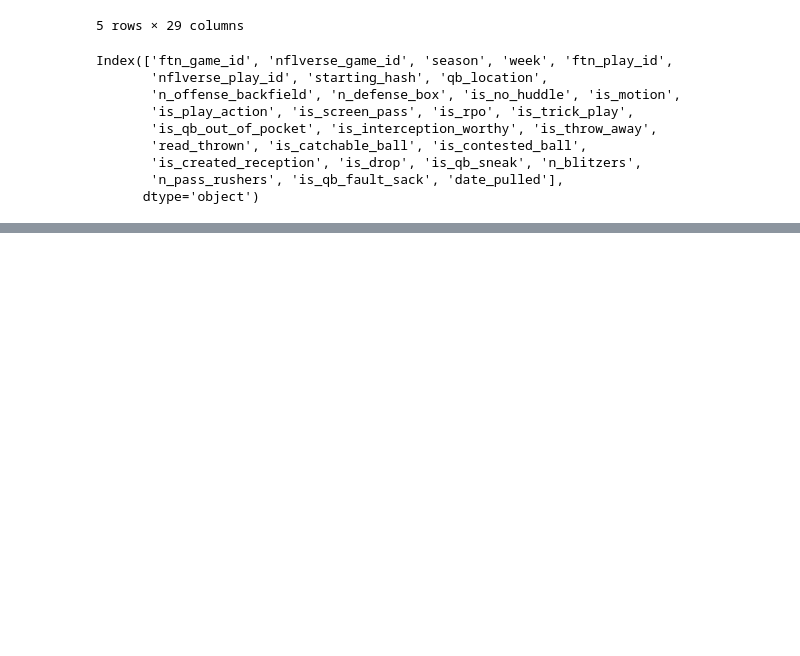
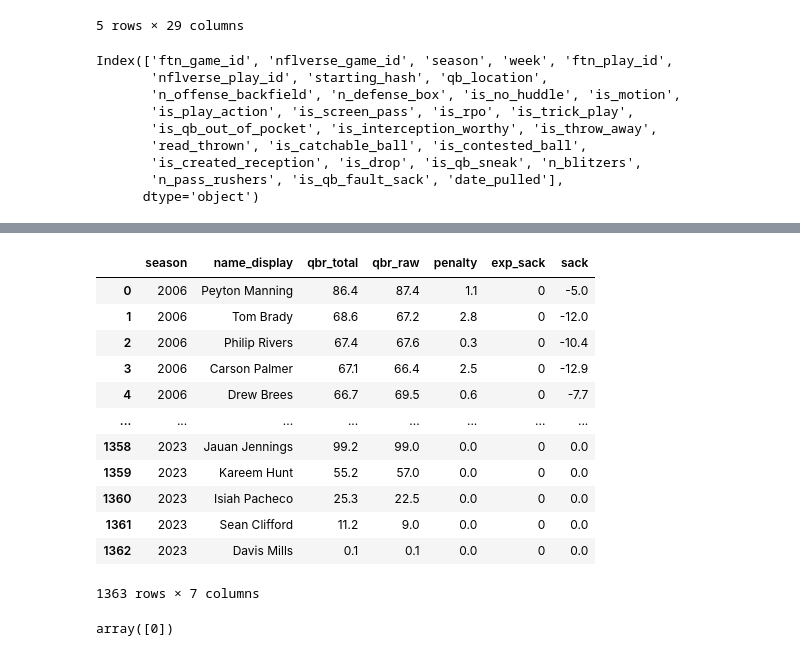
Before and after one commit to Alex-Bishka/Fantasy, a Jupyter notebook: Analysis/Notebooks/DataManagementNotebooks/Exploring Other NFLVerse functions.ipynb, the cells around one changed output, grey strips where cells are left out. Drawn from its saved outputs; the diff is of its cells as text; code cells hidden in the pictures; blank space fills up the shorter version.

```diff
--- a/Analysis/Notebooks/DataManagementNotebooks/Exploring Other NFLVerse functions.ipynb
+++ b/Analysis/Notebooks/DataManagementNotebooks/Exploring Other NFLVerse functions.ipynb
@@ -113,0 +168,2 @@ Index(['ftn_game_id', 'nflverse_game_id', 'season', 'week', 'ftn_play_id',
+# %%
+qbr_years = range(2006, 2023 + 1)
@@ -113,0 +182,20 @@ Index(['ftn_game_id', 'nflverse_game_id', 'season', 'week', 'ftn_play_id',
+# %%
+df_qbr[["season", "name_display", "qbr_total", "qbr_raw", "penalty", "exp_sack", "sack"]]
+# %% [output]
+|  | season | name_display | qbr_total | qbr_raw | penalty | exp_sack | sack |
+| 0 | 2006 | Peyton Manning | 86.4 | 87.4 | 1.1 | 0 | -5.0 |
+| 1 | 2006 | Tom Brady | 68.6 | 67.2 | 2.8 | 0 | -12.0 |
+| 2 | 2006 | Philip Rivers | 67.4 | 67.6 | 0.3 | 0 | -10.4 |
+| 3 | 2006 | Carson Palmer | 67.1 | 66.4 | 2.5 | 0 | -12.9 |
+| 4 | 2006 | Drew Brees | 66.7 | 69.5 | 0.6 | 0 | -7.7 |
+| ... | ... | ... | ... | ... | ... | ... | ... |
+| 1358 | 2023 | Jauan Jennings | 99.2 | 99.0 | 0.0 | 0 | 0.0 |
+| 1359 | 2023 | Kareem Hunt | 55.2 | 57.0 | 0.0 | 0 | 0.0 |
+| 1360 | 2023 | Isiah Pacheco | 25.3 | 22.5 | 0.0 | 0 | 0.0 |
+| 1361 | 2023 | Sean Clifford | 11.2 | 9.0 | 0.0 | 0 | 0.0 |
+| 1362 | 2023 | Davis Mills | 0.1 | 0.1 | 0.0 | 0 | 0.0 |
+1363 rows × 7 columns
+# %%
+df_qbr["exp_sack"].unique()
+# %% [output]
+array([0])
```
Also changed, not shown: parts of 11 cells of this notebook, 17 other files.
